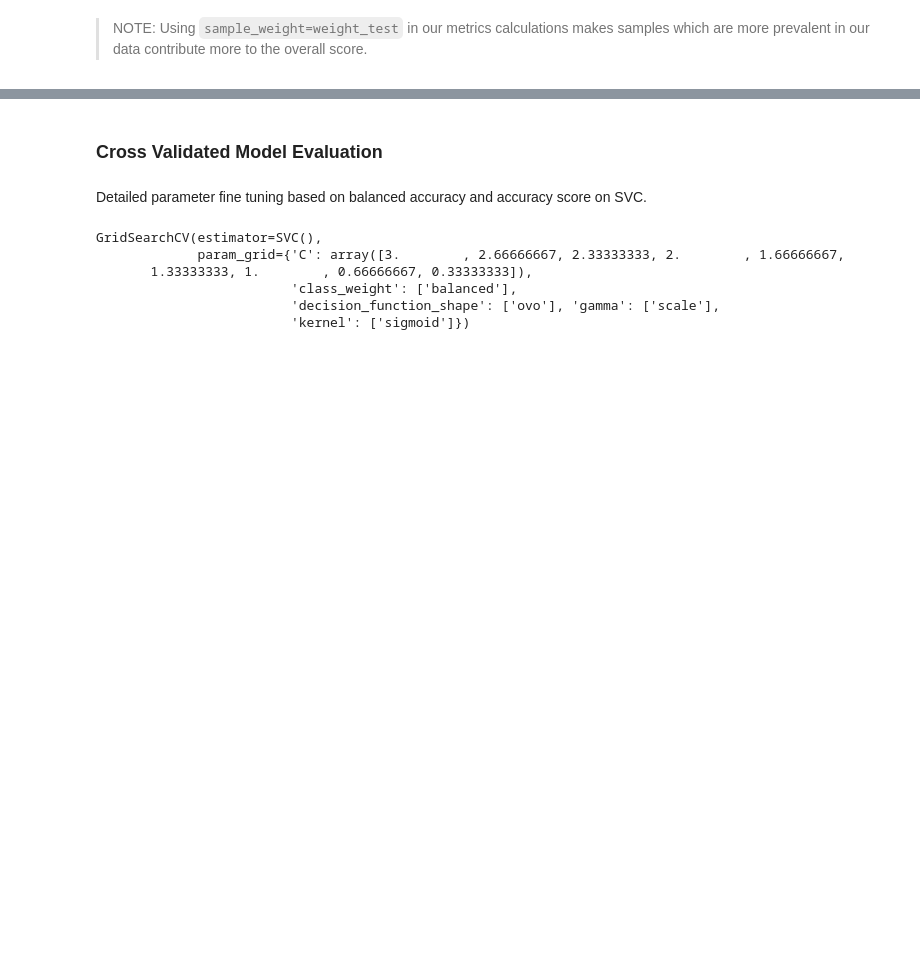
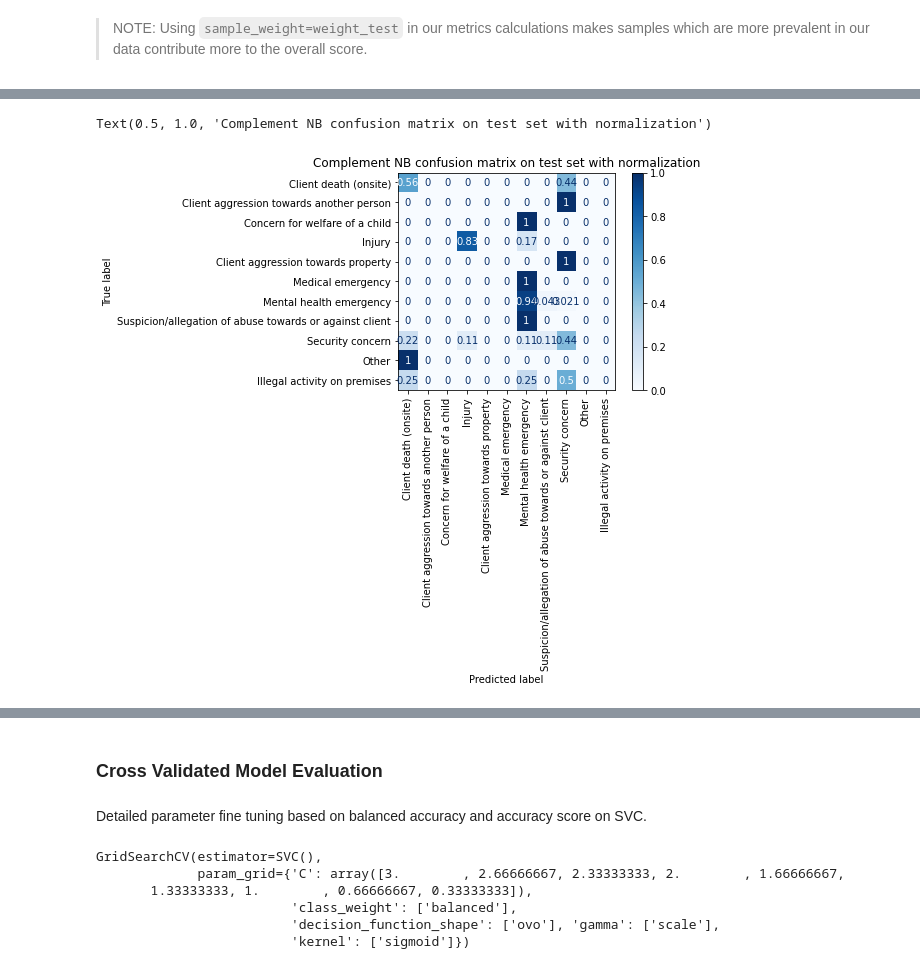
Before and after one commit to Code-the-Change-YYC/YW-NLP-Report-Classifier, a Jupyter notebook: training/description_classification/report_description_classification.ipynb, the cells around one changed output, grey strips where cells are left out. Drawn from its saved outputs; the diff is of its cells as text; code cells hidden in the pictures; blank space fills up the shorter version.

```diff
--- a/training/description_classification/report_description_classification.ipynb
+++ b/training/description_classification/report_description_classification.ipynb
@@ -258,19 +277,22 @@ SVM-C test balanced accuracy score is :16.98%
 
 SVM-C train balanced accuracy score is :83.05%
 # %%
-# test_class = set(y_test_set)
-# disp = plot_confusion_matrix(
-#     cnb,
-#     X_test_set,
-#     y_test_set,
-#     sample_weight=weight_test,
-#     normalize="true",
-#     display_labels=test_class,
-#     cmap=plt.cm.Blues,
-#     xticks_rotation="vertical",
-# )
-# title = "Complement NB confusion matrix on test set with normalization"
-# disp.ax_.set_title(title)
+test_class = set(y_test_set)
+disp = plot_confusion_matrix(
+    cnb,
+    X_test_set,
+    y_test_set,
+    sample_weight=weight_test,
+    normalize="true",
+    display_labels=test_class,
+    cmap=plt.cm.Blues,
+    xticks_rotation="vertical",
+)
+title = "Complement NB confusion matrix on test set with normalization"
+disp.ax_.set_title(title)
+# %% [output]
+Text(0.5, 1.0, 'Complement NB confusion matrix on test set with normalization')
+[figure, added]
 # %%
 disp = plot_confusion_matrix(
     svm,
```
Also changed, not shown: parts of 17 cells of this notebook, 2 other files.
